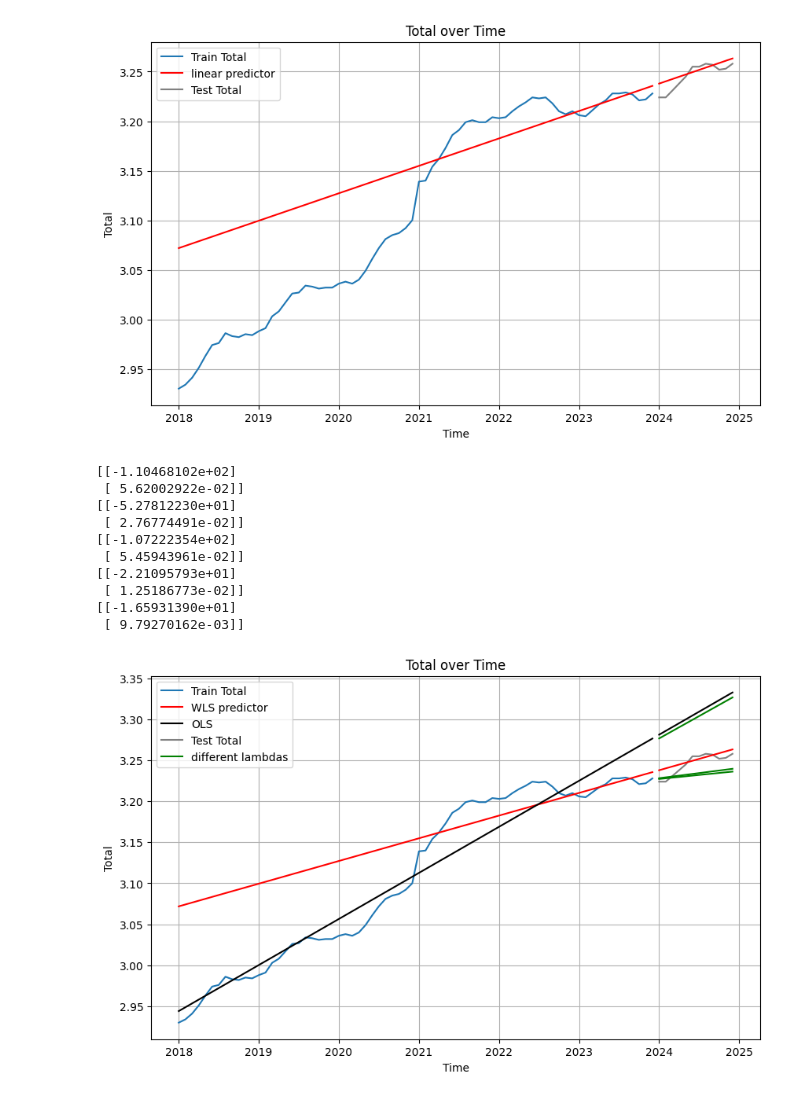
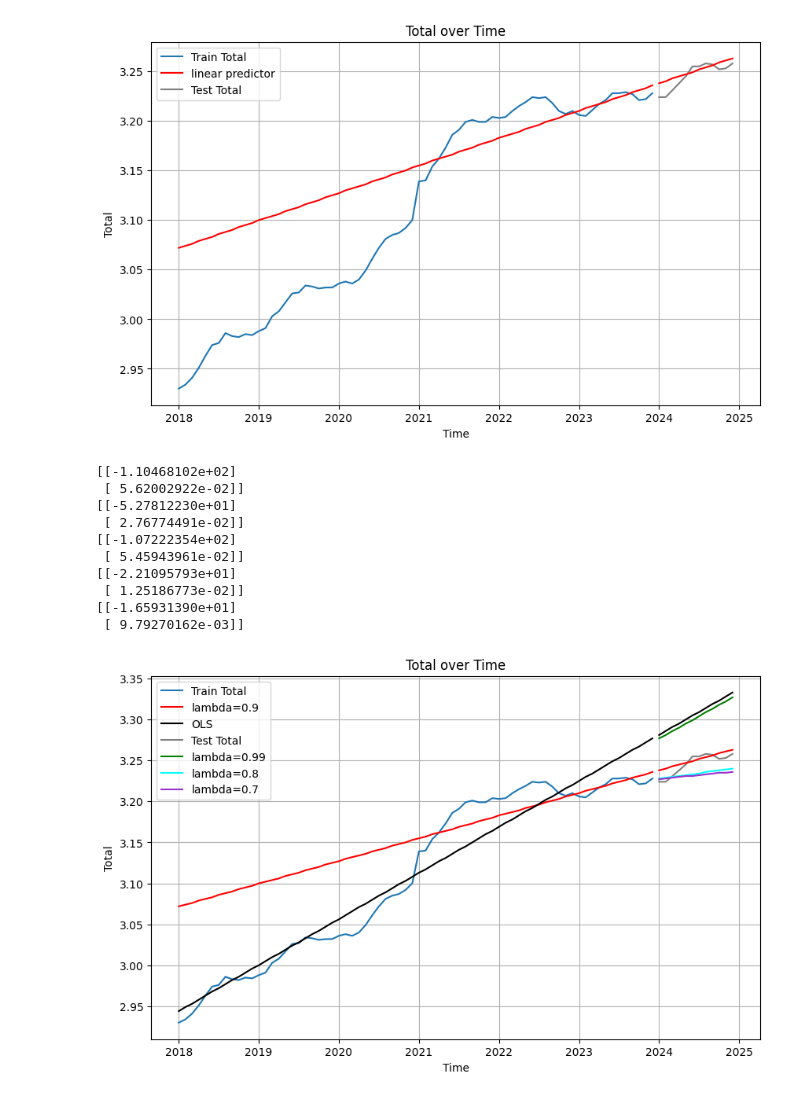
Before and after one commit to Comicboy/02417_Time_Series_Analysis, a Jupyter notebook: wls.ipynb, the cells around one changed output. Cells and saved outputs as stored; diff of their text form; code cells hidden in the pictures.

```diff
--- a/wls.ipynb
+++ b/wls.ipynb
@@ -181,29 +185,36 @@ def f(j):
 F=np.zeros((2,2))
 for i in range(len(X)):
     F+=diagonal_values[i]*((f(X[i]) @ f(X[i]).T))
-#print(F)
+
+print("~F~")
+print(F)
 
 # current h
 h=np.zeros((2,1))
 for i in range(len(X)):
     h+=(diagonal_values[i]*f(X[i]))*y[i]
-#print(h)
+
+print("~h~")
+print(h)
+
 
 # current thetas
 
 thetas=np.linalg.inv(F) @ h
+print("~thetas~")
 print(thetas)
 
 # linear predictor for thetas:
-thet_pred=list([f(i).T@thetas for i in X])
-thet_pred=[float(thet_pred[i][0]) for i in range(len(thet_pred))]
+#thet_pred=list([f(i).T@thetas for i in X])
+#thet_pred=[float(thet_pred[i][0]) for i in range(len(thet_pred))]
+thet_pred=list(round(float((f(i).T @ thetas)[0, 0]), 3) for i in X)
 #print(thet_pred)
 
 # plot
 
 plt.figure(figsize=(10, 6))
 plt.plot(X, y, label='Total')
-plt.plot(X,thet_pred, color='red')
+plt.plot(X,thet_pred, color='red',label='linear predictor')
 plt.xlabel('Time')
 plt.ylabel('Total')
 plt.title('Total over Time')
@@ -221,8 +239,9 @@ X_test=df_test['year']
 y_test=df_test['total']
 
 # linear predictor for thetas:
-test_pred=list([f(i).T@thetas for i in X_test])
-test_pred=[float(test_pred[i][0]) for i in range(len(test_pred))]
+#test_pred=list([f(i).T@thetas for i in X_test])
+#test_pred=[float(test_pred[i][0]) for i in range(len(test_pred))]
+test_pred=list(round(float((f(i).T@thetas)[0, 0]), 3) for i in X_test)
 
 # plot
 
@@ -263,11 +282,13 @@ def predgen(l):
     print(thetas)
 
     # linear predictor for thetas:
-    thet_pred=list([f(i).T@thetas for i in X])
-    thet_pred=[float(thet_pred[i][0]) for i in range(len(thet_pred))]
+    #thet_pred=list([f(i).T@thetas for i in X])
+    #thet_pred=[float(thet_pred[i][0]) for i in range(len(thet_pred))]
+    thet_pred=list(round(float((f(i).T @ thetas)[0, 0]), 3) for i in X)
 
-    test_pred=list([f(i).T@thetas for i in X_test])
-    test_pred=[float(test_pred[i][0]) for i in range(len(test_pred))]
+    #test_pred=list([f(i).T@thetas for i in X_test])
+    #test_pred=[float(test_pred[i][0]) for i in range(len(test_pred))]
+    test_pred=list(round(float((f(i).T@thetas)[0, 0]), 3) for i in X_test)
 
     return thet_pred,test_pred
 
@@ -275,7 +296,7 @@ def predgen(l):
 thet_pred1,test_pred1=predgen(1)
 #0.9
 thet_pred09,test_pred09=predgen(0.9)
-#0.90
+#0.99
 thet_pred099,test_pred099=predgen(0.99)
 #0.8
 thet_pred08,test_pred08=predgen(0.8)
@@ -283,35 +304,35 @@ thet_pred08,test_pred08=predgen(0.8)
 thet_pred07,test_pred07=predgen(0.7)
 
 
 
 plt.figure(figsize=(10, 6))
 plt.plot(X, y, label='Train Total')
-plt.plot(X,thet_pred09, color='red',label='WLS predictor')
+plt.plot(X,thet_pred09, color='red',label='lambda=0.9')
 plt.plot(X,thet_pred1, color='black',label='OLS')
 plt.plot(X_test, y_test, color='grey',label='Test Total')
 plt.plot(X_test,test_pred09, color='red')
 plt.plot(X_test,test_pred1, color='black')
 #MULTIL
-plt.plot(X_test,test_pred099, color='green',label="different lambdas")
-plt.plot(X_test,test_pred08, color='green')
-plt.plot(X_test,test_pred07, color='green')
+plt.plot(X_test,test_pred099, color='green',label="lambda=0.99")
+plt.plot(X_test,test_pred08, color='cyan',label="lambda=0.8")
+plt.plot(X_test,test_pred07, color='darkorchid',label="lambda=0.7")
 
 
 plt.xlabel('Time')
 plt.ylabel('Total')
 plt.title('Total over Time')
 plt.legend()
 plt.grid(True)
 plt.show()
 # %% [output]
 [[-1.10468102e+02]
  [ 5.62002922e-02]]
 [[-5.27812230e+01]
  [ 2.76774491e-02]]
 [[-1.07222354e+02]
  [ 5.45943961e-02]]
 [[-2.21095793e+01]
  [ 1.25186773e-02]]
 [[-1.65931390e+01]
  [ 9.79270162e-03]]
-[figure, old version]
+[figure, new version]
```
Also changed, not shown: parts of 6 cells of this notebook.
